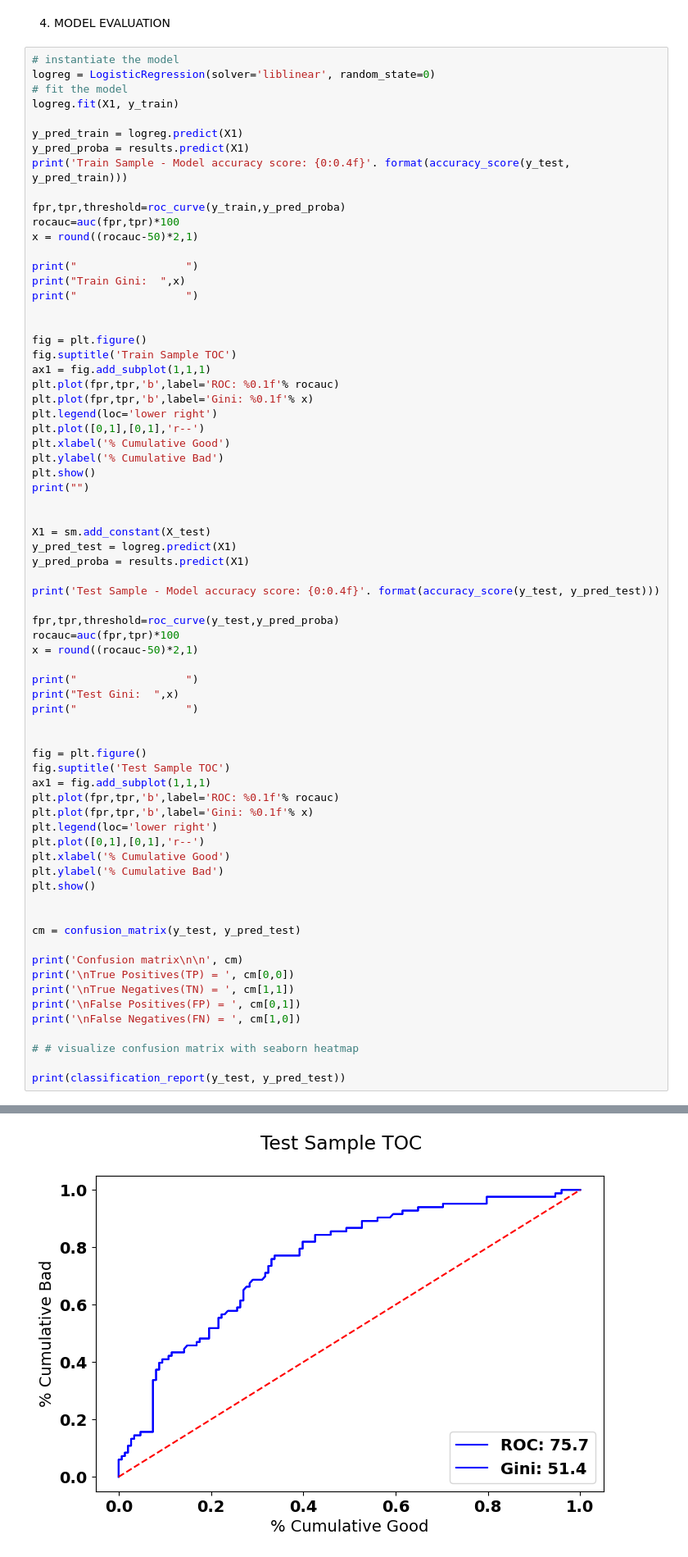
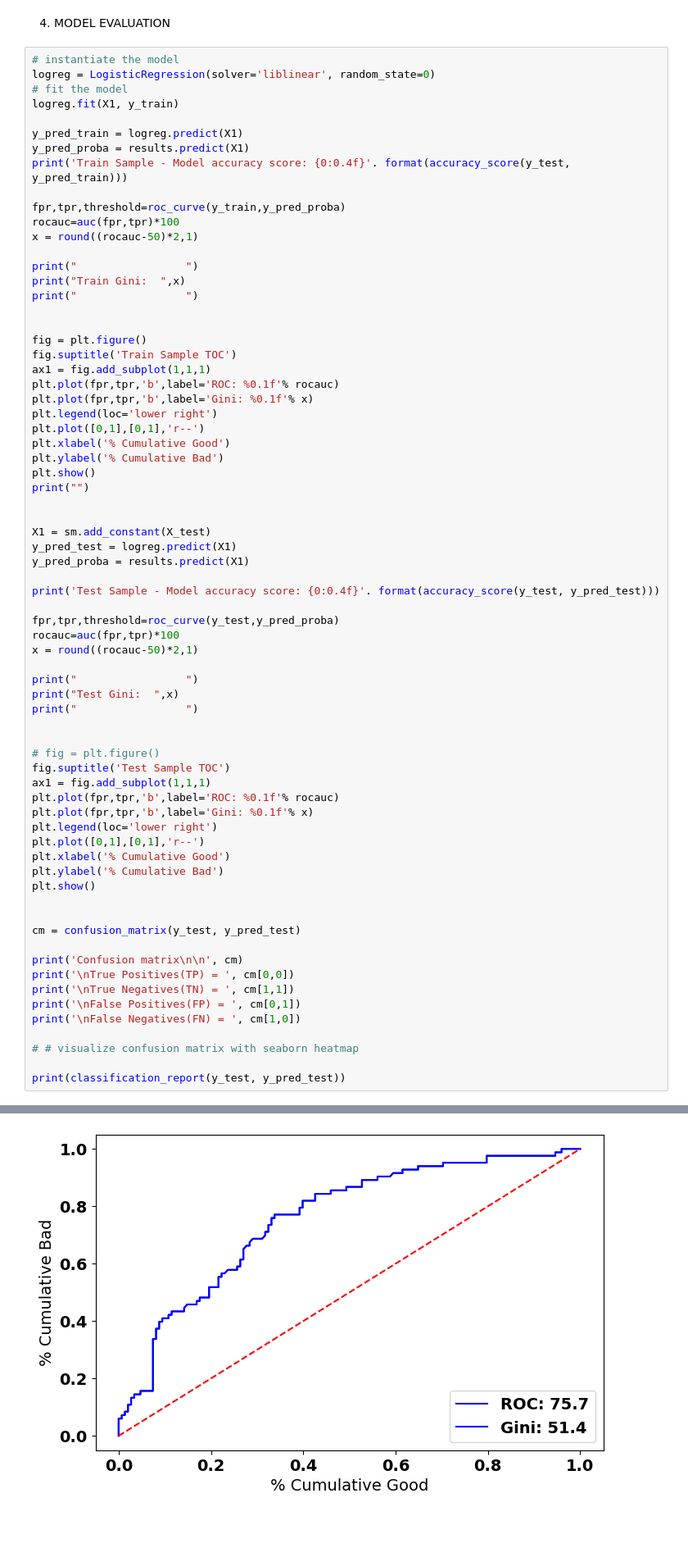
Before and after one commit to GPUK79/data-science-portfolio, a Jupyter notebook: o2_LogisticRegression.ipynb, the cells around one changed output, grey strips where cells are left out. Shown: that part at 82% size. Drawn from its saved outputs; the diff is of its cells as text; blank space fills up the shorter version.

```diff
--- a/o2_LogisticRegression.ipynb
+++ b/o2_LogisticRegression.ipynb
@@ -594,38 +594,38 @@ print("Test Gini:  ",x)
 print("                 ")
 
 
-fig = plt.figure()
+# fig = plt.figure()
 fig.suptitle('Test Sample TOC')
 ax1 = fig.add_subplot(1,1,1)
 plt.plot(fpr,tpr,'b',label='ROC: %0.1f'% rocauc)
 plt.plot(fpr,tpr,'b',label='Gini: %0.1f'% x)
 plt.legend(loc='lower right')
 plt.plot([0,1],[0,1],'r--')
 plt.xlabel('% Cumulative Good')
 plt.ylabel('% Cumulative Bad')
 plt.show()
 
 
 cm = confusion_matrix(y_test, y_pred_test)
 
 print('Confusion matrix\n\n', cm)
 print('\nTrue Positives(TP) = ', cm[0,0])
 print('\nTrue Negatives(TN) = ', cm[1,1])
 print('\nFalse Positives(FP) = ', cm[0,1])
 print('\nFalse Negatives(FN) = ', cm[1,0])
 
 # # visualize confusion matrix with seaborn heatmap
 
 print(classification_report(y_test, y_pred_test))
 # %% [output]
 Train Sample - Model accuracy score: 0.5411
 
 Train Gini:   49.7
 [figure]
 Test Sample - Model accuracy score: 0.7186
 
 Test Gini:   51.4
-[figure, old version]
+[figure, new version]
 Confusion matrix
 
  [[132  16]
```
Also changed, not shown: parts of 1 cell of this notebook, 2 other files.
